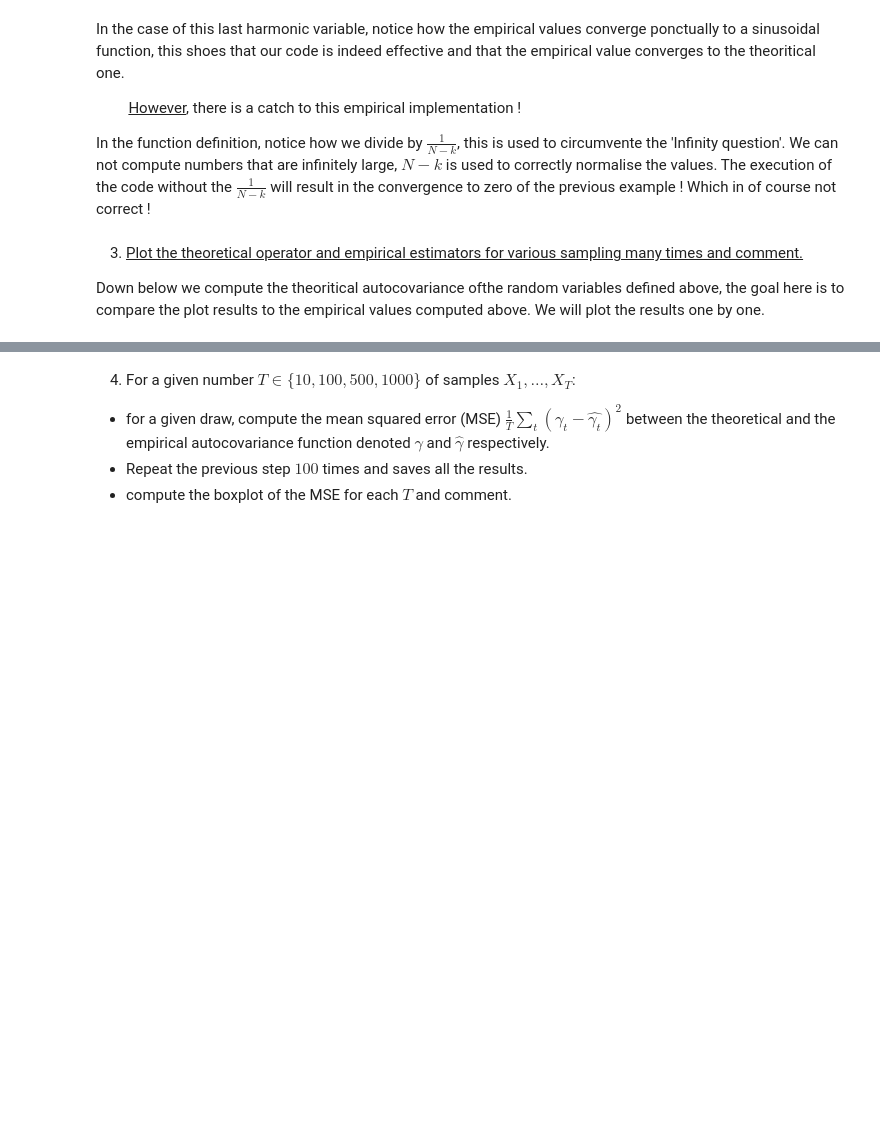
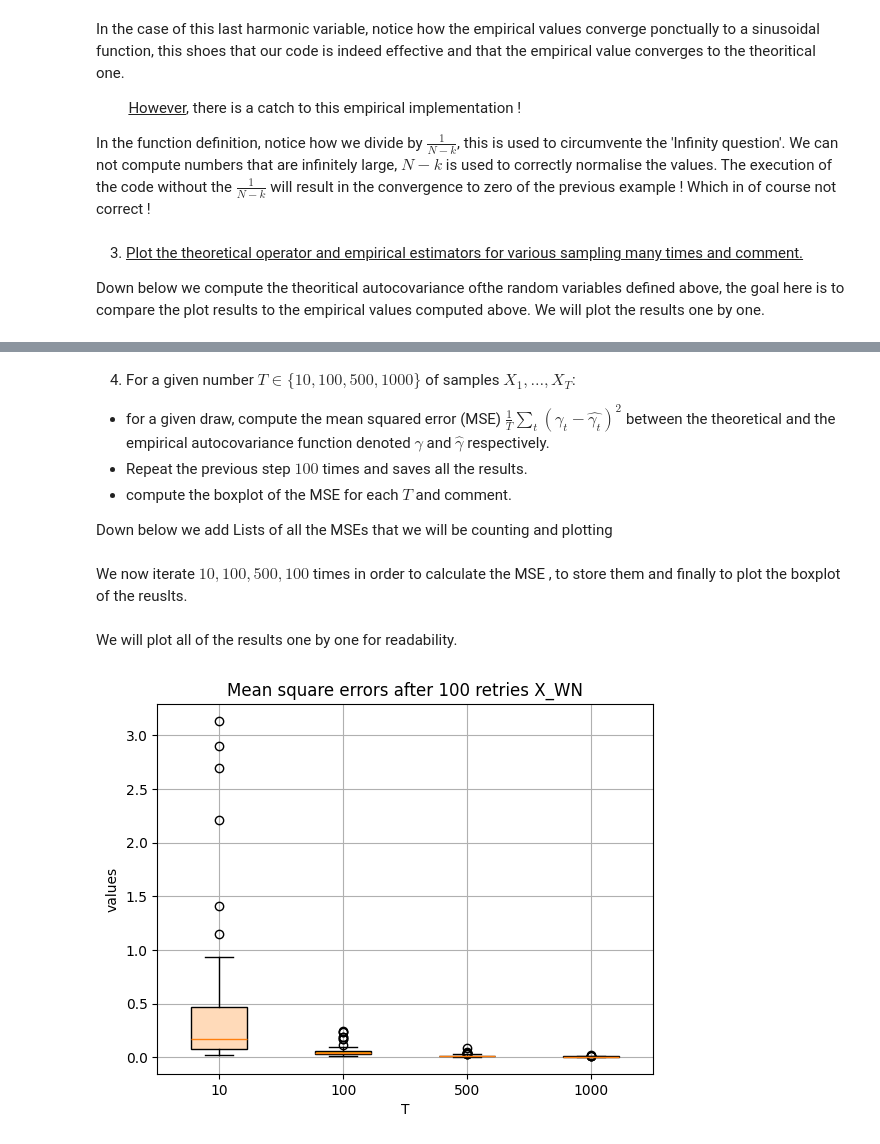
Before and after one commit to KHOUTAIBI/TSIA-TP, a Jupyter notebook: Rendu_TP-1.ipynb, the cells around one changed output, grey strips where cells are left out. Cells and saved outputs as stored; diff of their text form; code cells hidden in the pictures; blank space fills up the shorter version.

```diff
--- a/Rendu_TP-1.ipynb
+++ b/Rendu_TP-1.ipynb
@@ -325,9 +306,13 @@ There would be lower MSE if we increase the number of points , ie the number of
   - for a given draw, compute the mean squared error (MSE) $\frac{1}{T}\sum_t (\gamma_{t} - \hat{\gamma_{t}})^2$ between the theoretical and the empirical autocovariance function denoted $\gamma$ and $\hat{\gamma}$ respectively.
   - Repeat the previous step $100$ times and saves all the results.
   - compute the boxplot of the MSE for each $T$ and comment.
+
+Down below we add Lists of all the MSEs that we will be counting and plotting
 # %%
 #List of all MSEs
 MSE_WN =[]
 MSE_SUM_WN = []
 MSE_GEO_SUM_WN = []
 MSE_COS = []
+# %% [markdown]
+We now iterate ${10,100,500,100}$ times in order to calculate the MSE , to store them and finally to plot the boxplot of the reuslts.
@@ -333,0 +352,19 @@ MSE_COS = []
+# %% [markdown]
+We will plot all of the results one by one for readability.
+# %%
+# Plotting the MSE for each T defined in the TP, we will start with the WN
+
+LABELS = ['10','100','500','1000']
+COLORS = ['peachpuff', 'orange', 'tomato','pink']
+plt.grid()
+ax = plt.boxplot(MSE_WN,patch_artist=True,tick_labels=LABELS)
+plt.xlabel('T')
+plt.ylabel('values')
+plt.title(f'Mean square errors after 100 retries X_WN')
+
+#plt.boxplot(MSE_WN,patch_artist=True,tick_labels=LABELS)
+for patch, color in zip(ax['boxes'], COLORS):
+    patch.set_facecolor(color)
+plt.show()
+# %% [output]
+[figure, added]
```
Also changed, not shown: parts of 17 cells of this notebook.
